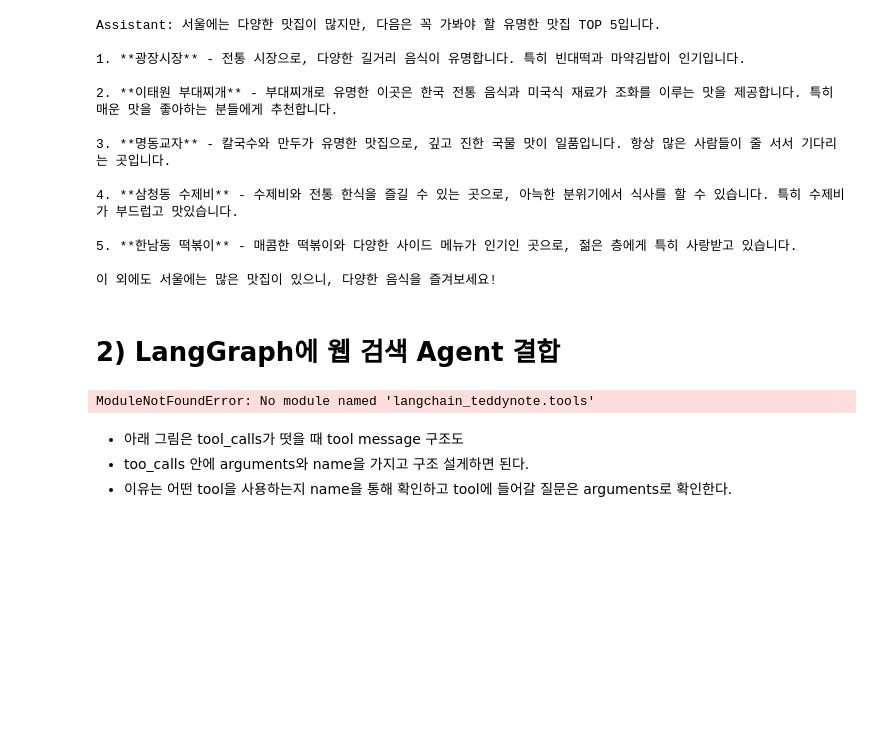
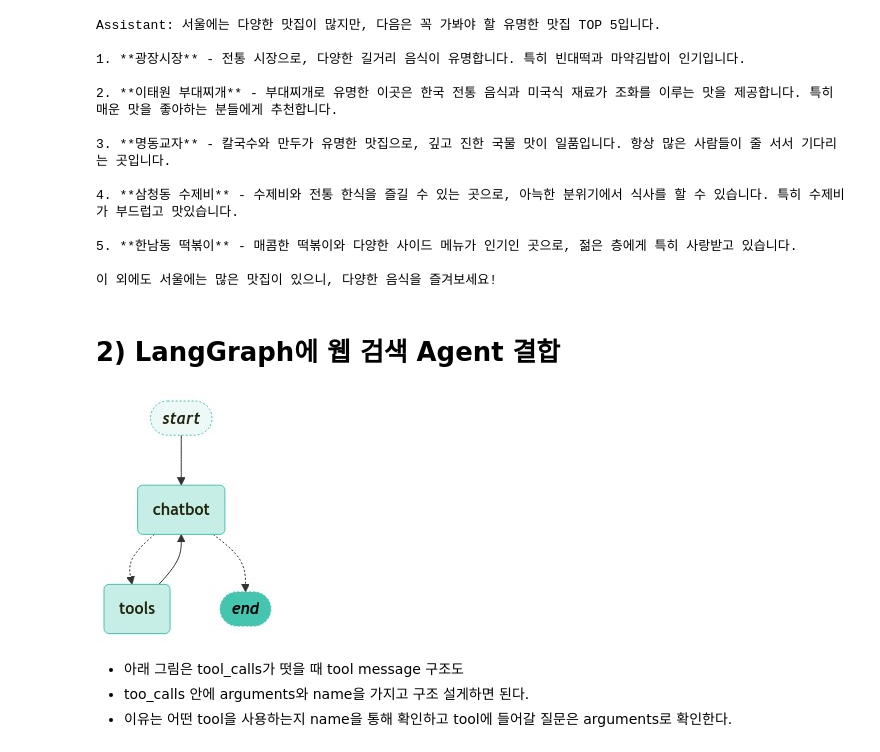
Before and after one commit to yoonwanggyu/BOAZ_ADV, a Jupyter notebook: Wang_Gyu/LangGraph_base.ipynb, the cells around one changed output. Saved outputs shown, nothing was run; the diff lists cells and outputs as text; code cells hidden in the pictures; blank space fills up the shorter version.

```diff
--- a/Wang_Gyu/LangGraph_base.ipynb
+++ b/Wang_Gyu/LangGraph_base.ipynb
@@ -74,6 +74,11 @@ import json
 from langchain_core.messages import ToolMessage
 from langchain_teddynote.graphs import visualize_graph
 from langgraph.graph import START, END
+from dotenv import load_dotenv
+
+# API 키 정보 로드
+load_dotenv()
+
 
 # 0) 검색 도구 생성
 tool = TavilySearch(max_results=3)
@@ -168,40 +173,40 @@ def route_tools(
     if hasattr(ai_message, "tool_calls") and len(ai_message.tool_calls) > 0:
         # 도구 호출이 있는 경우 "tools" 반환
         return "tools"
     # 도구 호출이 없는 경우 "END" 반환
     return END
 
 ## ------------chatbot 노드에 조건부 엣지 연결 -> path_map을 보면 딕셔너리로 매핑되어 있음----------------------------
 # `tools_condition` 함수는 챗봇이 도구 사용을 요청하면 "tools"를 반환하고, 직접 응답이 가능한 경우 "END"를 반환
 graph_builder.add_conditional_edges(
     source="chatbot",
     path=route_tools,
     # route_tools 의 반환값이 "tools" 인 경우 "tools" 노드로, 그렇지 않으면 END 노드로 라우팅
     path_map={"tools": "tools", END: END},)
 
 # tools > chatbot
 graph_builder.add_edge("tools", "chatbot")
 
 # START > chatbot
 graph_builder.add_edge(START, "chatbot")
 
 # 그래프 컴파일
 graph = graph_builder.compile()
 
 # 그래프 시각화
 visualize_graph(graph)
 
 ## -----------------------inference-------------------------------
 # 이제 봇에게 훈련 데이터 외의 질문을 할 수 있습니다.
-inputs = {"messages": "테디노트 YouTube 채널에 대해서 검색해 줘"}
+# inputs = {"messages": "테디노트 YouTube 채널에 대해서 검색해 줘"}
 
-for event in graph.stream(inputs, stream_mode="values"):
-    for key, value in event.items():
-        print(f"\n==============\nSTEP: {key}\n==============\n")
-        # display_message_tree(value["messages"][-1])
-        print(value[-1])
+# for event in graph.stream(inputs, stream_mode="values"):
+#     for key, value in event.items():
+#         print(f"\n==============\nSTEP: {key}\n==============\n")
+#         # display_message_tree(value["messages"][-1])
+#         print(value[-1])
 # %% [output]
-ModuleNotFoundError: No module named 'langchain_teddynote.tools'
+[figure, added]
 # %% [markdown]
 - 아래 그림은 tool_calls가 떳을 때 tool message 구조도
 - too_calls 안에 arguments와 name을 가지고 구조 설게하면 된다.
```
Also changed, not shown: parts of 15 cells of this notebook.
